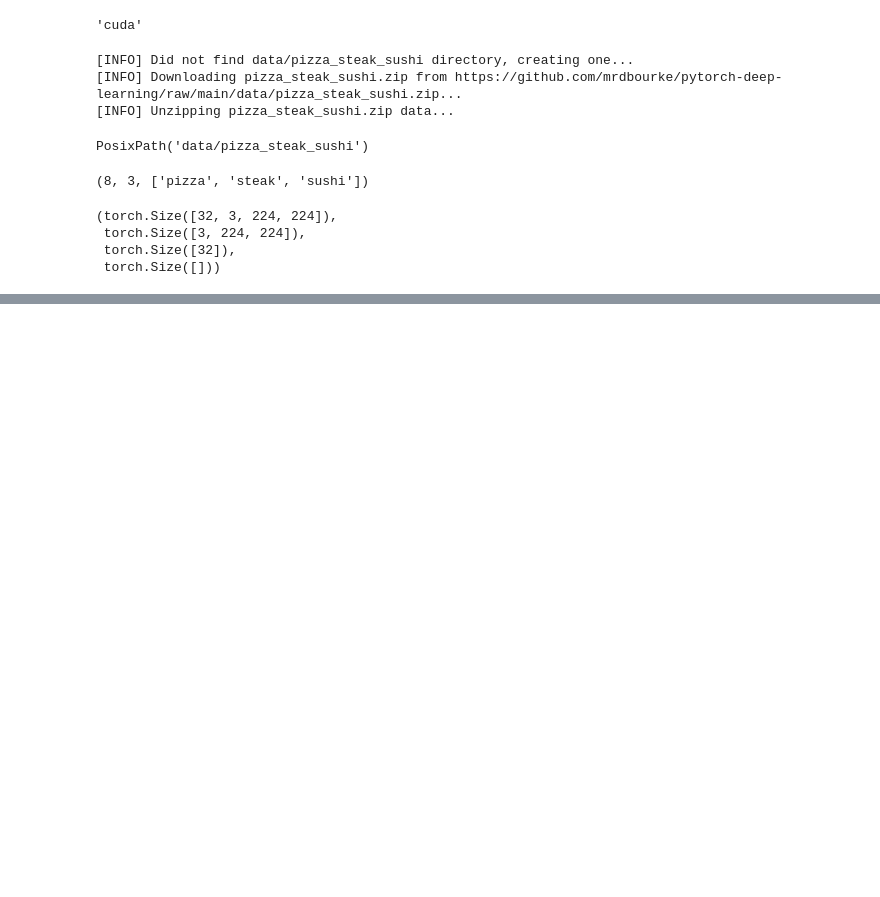
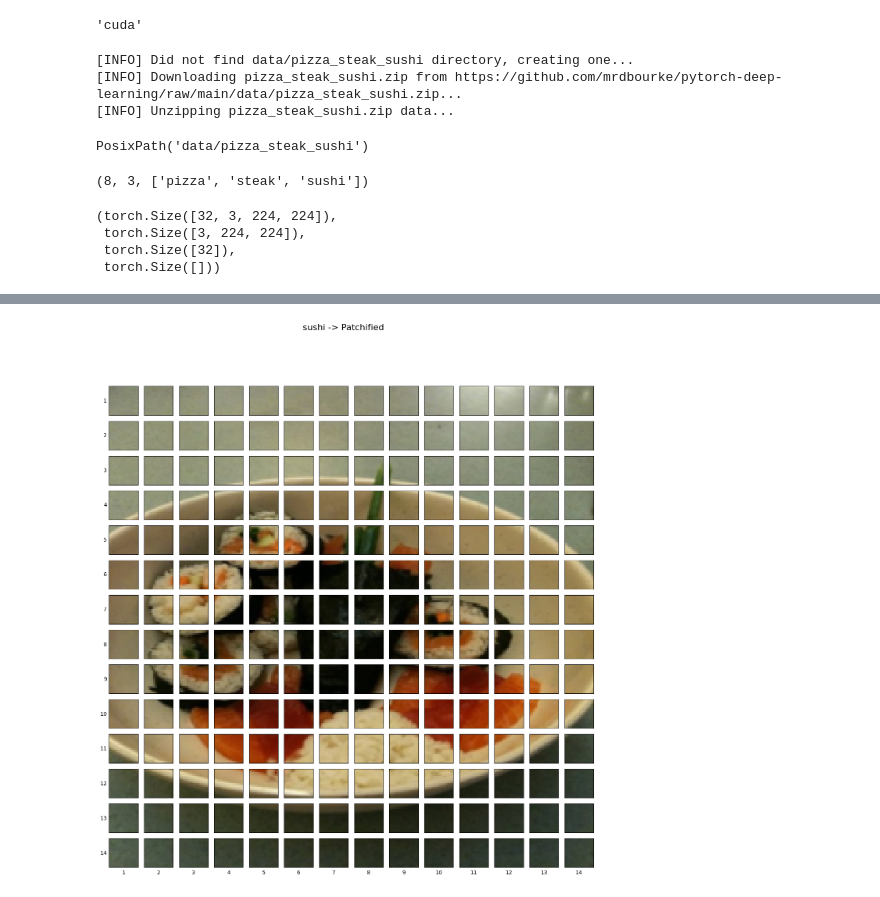
Before and after one commit to chltjs1921/2024_modeling_practice, a Jupyter notebook: 10_replicate_paper.ipynb, the cells around one changed output, grey strips where cells are left out. Drawn from its saved outputs; the diff is of its cells as text; code cells hidden in the pictures; blank space fills up the shorter version.

```diff
--- a/10_replicate_paper.ipynb
+++ b/10_replicate_paper.ipynb
@@ -107,0 +170,15 @@ plt.show()
+# %%
+fig, axs = plt.subplots(nrows=img_size//patch_size, ncols=img_size//patch_size, sharex=True, sharey=True, figsize=(patch_size, patch_size))
+
+for i, patch_height in enumerate(range(0, img_size, patch_size)):
+    for j, patch_width in enumerate(range(0, img_size, patch_size)):
+        axs[i][j].imshow(img_permute[patch_height:patch_height+patch_size, patch_width:patch_width+patch_size, :])
+        axs[i][j].set_xlabel(j+1)
+        axs[i][j].set_ylabel(i+1, rotation='horizontal', horizontalalignment='right', verticalalignment='center')
+        axs[i][j].set_xticks([])
+        axs[i][j].set_yticks([])
+        axs[i][j].label_outer()
+fig.suptitle(f"{class_names[label]} -> Patchified", fontsize=16)
+plt.show()
+# %% [output]
+[figure, added]
```
Also changed, not shown: parts of 9 cells of this notebook.
